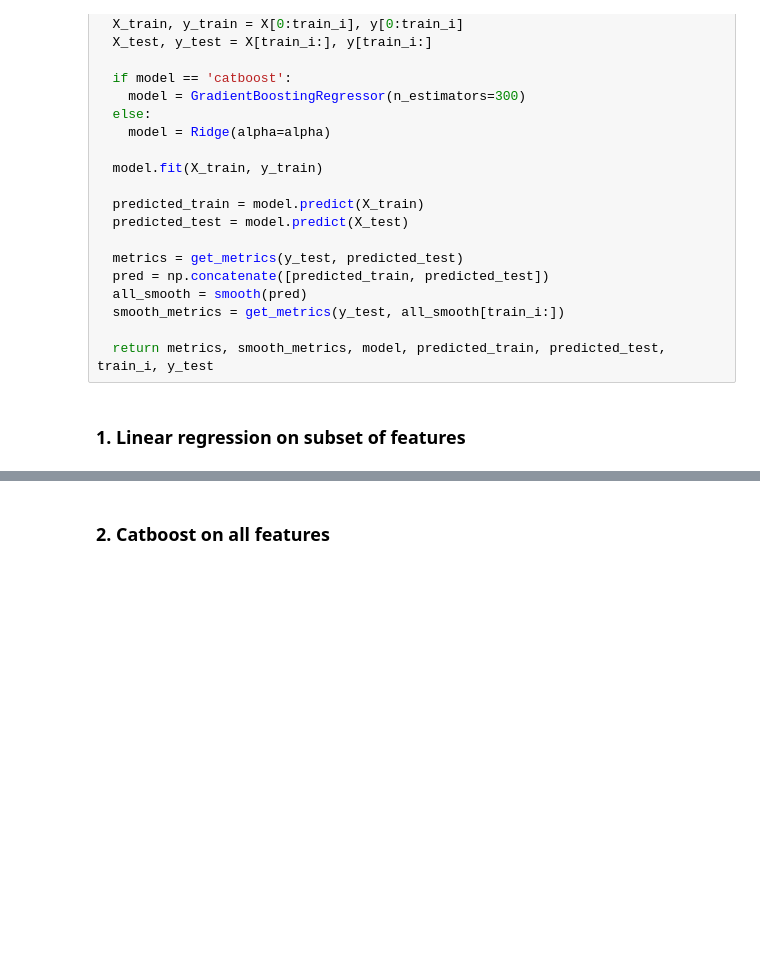
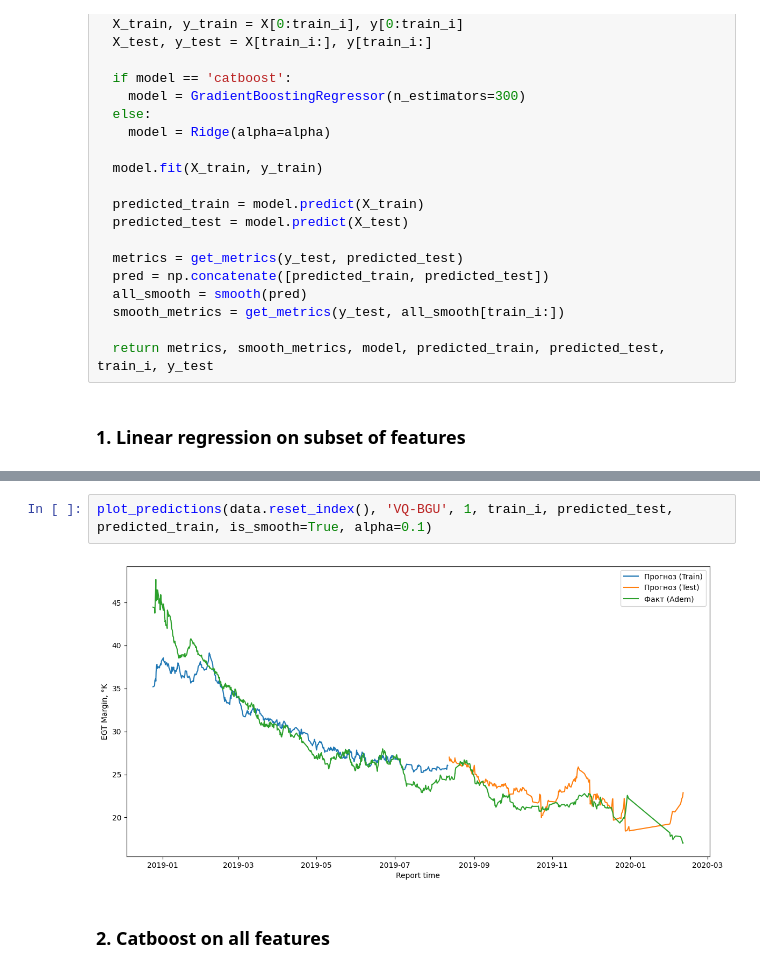
Before and after one commit to skeptlk/ecm, a Jupyter notebook: ml_experiments_comparison.ipynb, the cells around one changed output, grey strips where cells are left out. Drawn from its saved outputs; the diff is of its cells as text; blank space fills up the shorter version.

```diff
--- a/ml_experiments_comparison.ipynb
+++ b/ml_experiments_comparison.ipynb
@@ -63,6 +63,10 @@ pd.DataFrame([
 |  | rmse | mae | r2 | mape |
 | 0 | 4.54317 | 3.00811 | -2.69688 | 0.15098 |
 | 1 | 3.41279 | 2.57211 | -1.08611 | 0.13192 |
+# %%
+plot_predictions(data.reset_index(), 'VQ-BGU', 1, train_i, predicted_test, predicted_train, is_smooth=True, alpha=0.1)
+# %% [output]
+[figure, added]
 # %% [markdown]
 ### 2. Catboost on all features
 # %%
```
Also changed, not shown: parts of 13 cells of this notebook.
